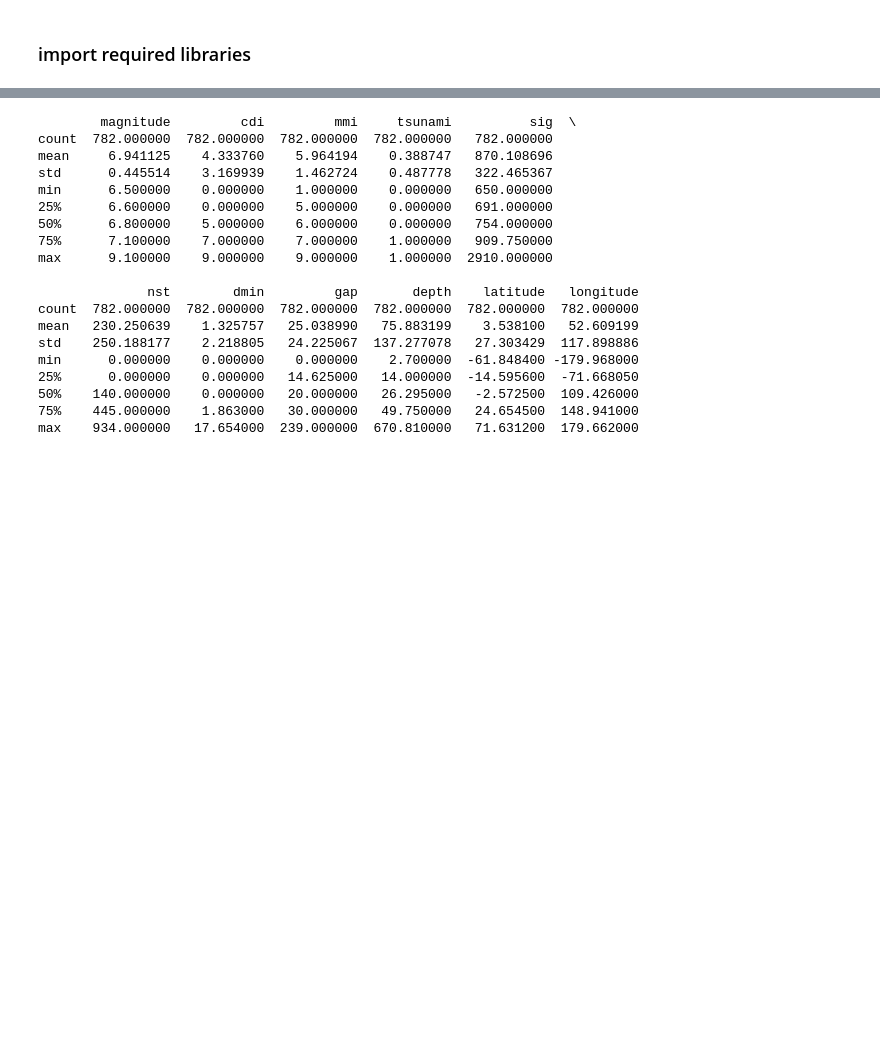
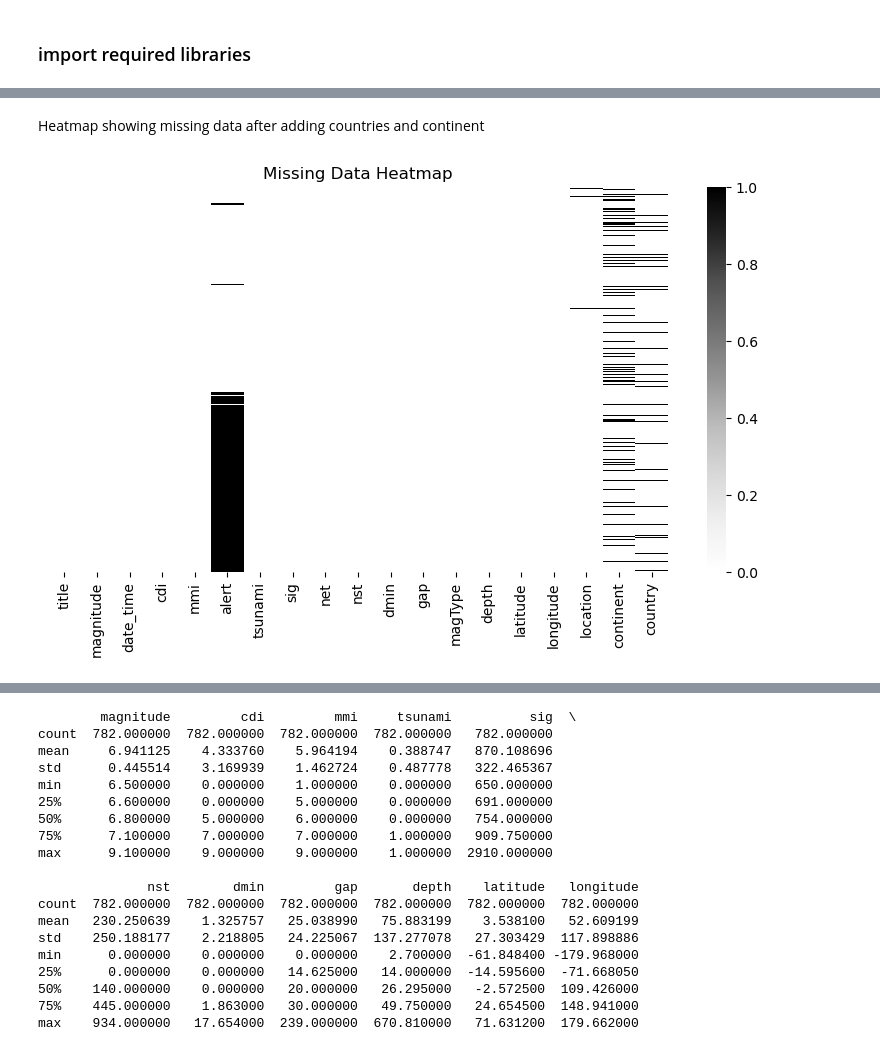
Before and after one commit to JamesOgbu/EarthQuake, a Jupyter notebook: EDA.ipynb, the cells around one changed output, grey strips where cells are left out. Saved outputs shown, nothing was run; the diff lists cells and outputs as text; code cells hidden in the pictures; blank space fills up the shorter version.

```diff
--- a/EDA.ipynb
+++ b/EDA.ipynb
@@ -24,0 +250,31 @@ df.head(10)
+# %%
+#use the updated country to get the continents
+
+def update_continents(df):
+    for index, row in df.iterrows():
+        country = row['country']
+        if not pd.isnull(country):
+            try:
+                # Convert country to continent
+                country_alpha2 = pc.country_name_to_country_alpha2(country)
+                continent_code = pc.country_alpha2_to_continent_code(country_alpha2)
+                continent = pc.convert_continent_code_to_continent_name(continent_code)
+
+                # Update the DataFrame
+                df.at[index, 'continent'] = continent
+
+                print(f"Updated continent for country '{country}'")
+
+            except Exception as e:
+                print(f"Error updating continent for country '{country}': {str(e)}")
+
+    return df
+
+# Example usage
+input_file = 'earthquake2.csv'
+output_file = 'earthquake3.csv'
+
+df = pd.read_csv(input_file)
+df_updated = update_continents(df)
+df_updated.to_csv(output_file, index=False)
+print(f"Saved updated DataFrame to '{output_file}'")
@@ -24,0 +299,9 @@ df.head(10)
+# %% [markdown]
+Heatmap showing missing data after adding countries and continent
+# %%
+plt.figure(figsize=(10,5))
+sns.heatmap(df.isna(), cmap='Greys', yticklabels=False)
+plt.title('Missing Data Heatmap')
+plt.show()
+# %% [output]
+[figure, added]
```
Also changed, not shown: parts of 32 cells of this notebook, 3 other files.
